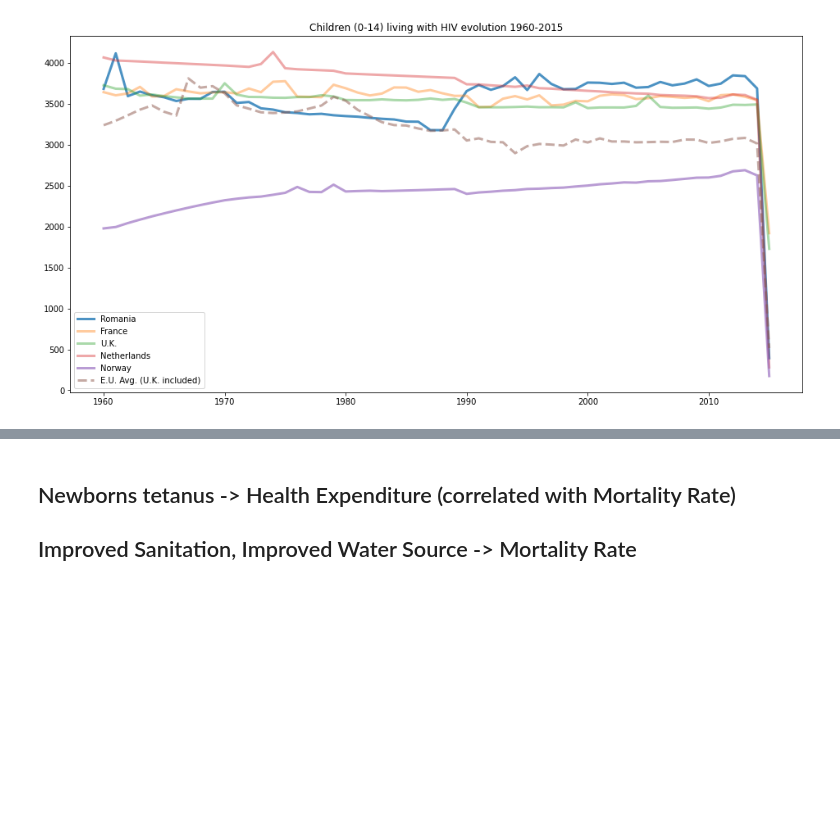
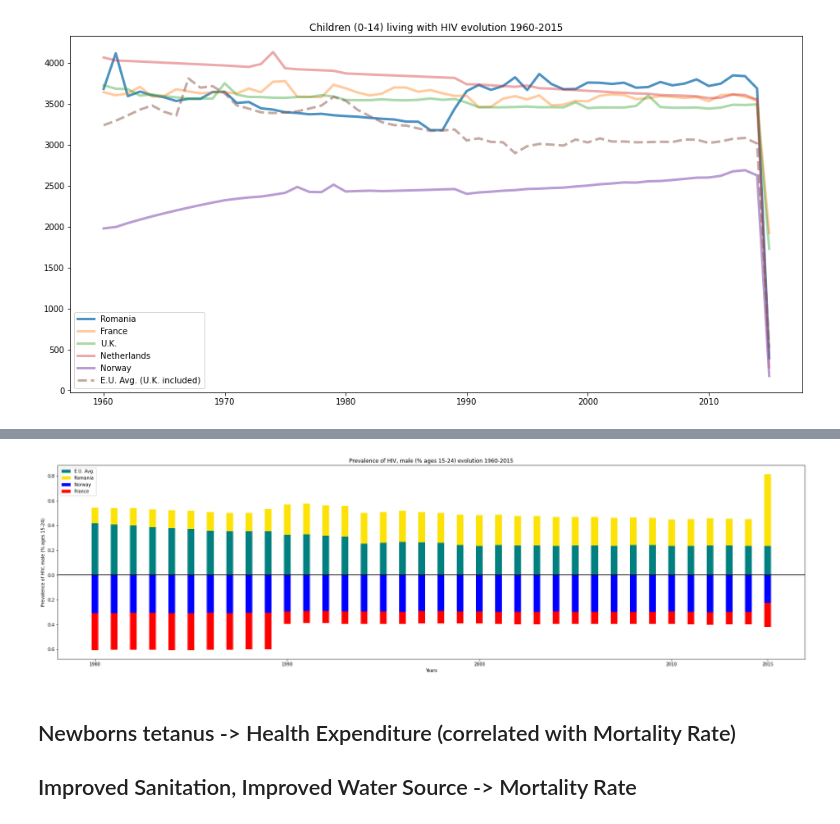
Before and after one commit to mateibejan1/cafelutsa-infovis-project-2021, a Jupyter notebook: Plots_Matei.ipynb, the cells around one changed output, grey strips where cells are left out. Cells and saved outputs as stored; diff of their text form; code cells hidden in the pictures; blank space fills up the shorter version.

```diff
--- a/Plots_Matei.ipynb
+++ b/Plots_Matei.ipynb
@@ -274,3 +281,37 @@ plt.show()
+# %%
+feature = 'Prevalence of HIV, male (% ages 15-24)'
+
+x = list(range(1980, 2016))
+width = 0.35
+eu_mean = []
+for year in range(1980, 2016):
+    eu_mean.append(dfu[dfu['Country'].isin(eu_countries) & (dfu['Year'] == year)][feature].mean())
+
+ro = dfu[(dfu['Country'] == 'Romania') & (dfu['Year'].isin(list(range(1980, 2016))))][feature]
+dm = dfu[(dfu['Country'] == 'Denmark') & (dfu['Year'].isin(list(range(1980, 2016))))][feature] * -1
+fr = dfu[(dfu['Country'] == 'France') & (dfu['Year'].isin(list(range(1980, 2016))))][feature] * -1
+
+fig, ax = plt.subplots()
+fig.set_figwidth(30)
+fig.set_figheight(8)
+
+ax.bar(x, eu_mean, width, label='E.U. Avg.', color='#008080')
+ax.bar(x, ro, width, bottom=eu_mean, label='Romania', color='#fce205')
+ax.bar(x, fr, width, label='Norway', color='b')
+ax.bar(x, dm, width, bottom=fr, label='France', color='r')
+
+ax.axhline(0, color='black')
+
+ax.set_title('Prevalence of HIV, male (% ages 15-24) evolution 1960-2015')
+ax.set_ylabel('Prevalence of HIV, male (% ages 15-24)')
+ax.set_xlabel('Years')
+ax.set_xticks([1980, 1990, 2000, 2010, 2015])
+ax.set_yticklabels([str(abs(round(x, 2))) for x in ax.get_yticks()])
+ax.legend()
+
+plt.show()
+# %% [output]
+[figure, added]
 # %% [markdown]
 ## Newborns tetanus -> Health Expenditure (correlated with Mortality Rate)
 ## Improved Sanitation, Improved Water Source -> Mortality Rate
```
Also changed, not shown: parts of 5 cells of this notebook.
